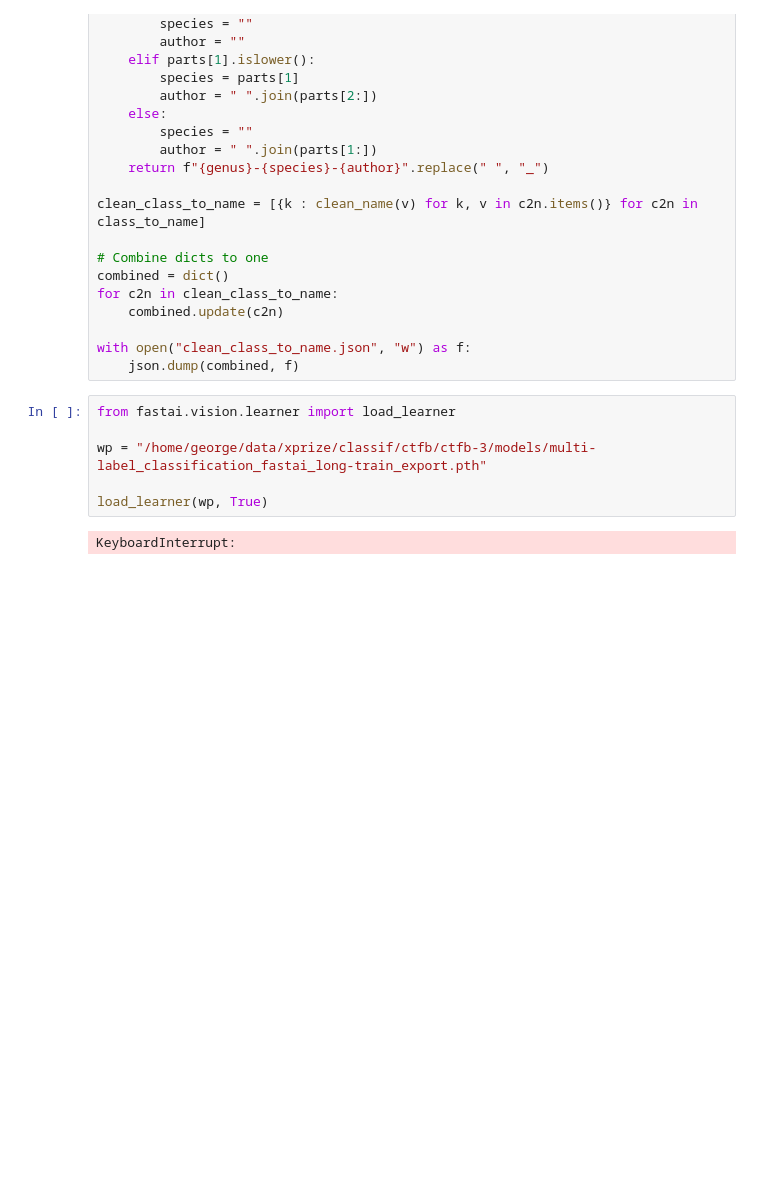
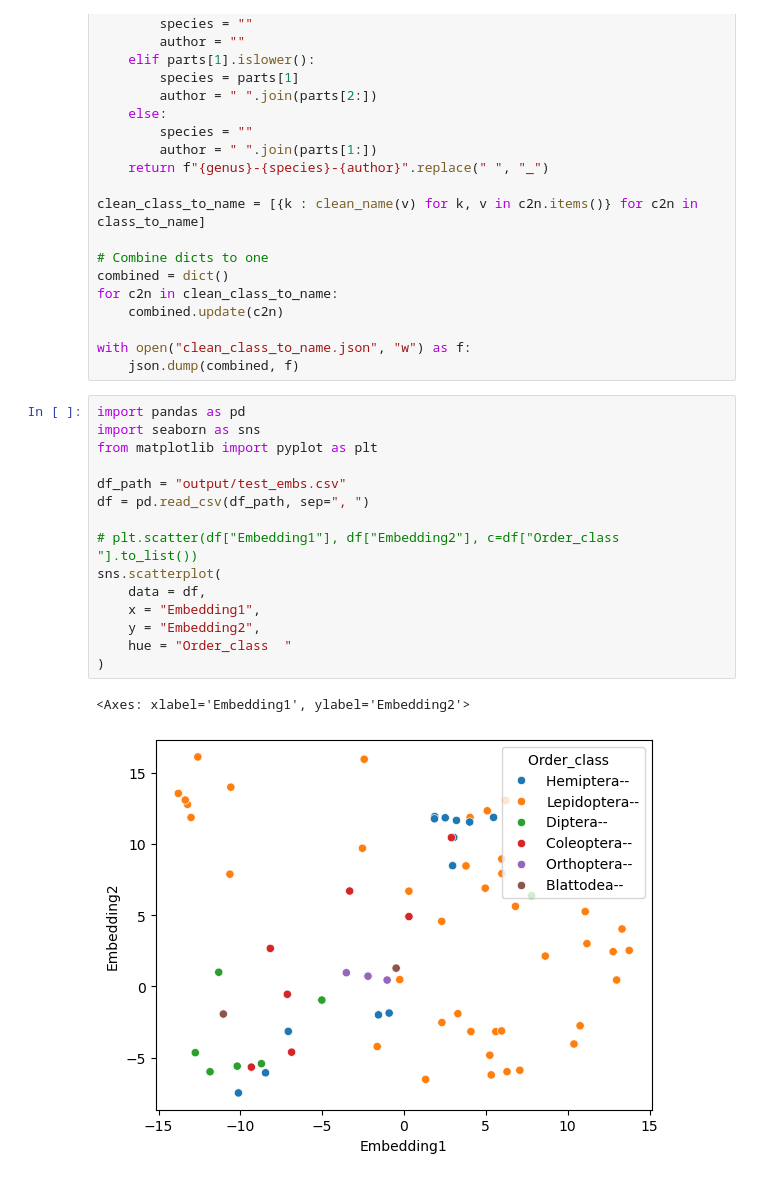
Before and after one commit to asgersvenning/BiodivX-XPRIZE-Classifier, a Jupyter notebook: test.ipynb, the cells around one changed output. Cells and saved outputs as stored; diff of their text form; blank space fills up the shorter version.

Commit message:
Added support for getting embeddings directly from the classification module, for use with the eDNA team images of individual insects

```diff
--- a/test.ipynb
+++ b/test.ipynb
@@ -70,11 +70,21 @@ for c2n in clean_class_to_name:
 
 with open("clean_class_to_name.json", "w") as f:
     json.dump(combined, f)
-# %%
-from fastai.vision.learner import load_learner
-
-wp = "/home/george/data/xprize/classif/ctfb/ctfb-3/models/multi-label_classification_fastai_long-train_export.pth"
-
-load_learner(wp, True)
-# %% [output]
-KeyboardInterrupt:
+# %%
+import pandas as pd
+import seaborn as sns
+from matplotlib import pyplot as plt
+
+df_path = "output/test_embs.csv"
+df = pd.read_csv(df_path, sep=", ")
+
+# plt.scatter(df["Embedding1"], df["Embedding2"], c=df["Order_class  "].to_list())
+sns.scatterplot(
+    data = df,
+    x = "Embedding1",
+    y = "Embedding2",
+    hue = "Order_class  "
+)
+# %% [output]
+<Axes: xlabel='Embedding1', ylabel='Embedding2'>
+[figure, added]
```
Also changed, not shown: 1 other file.
